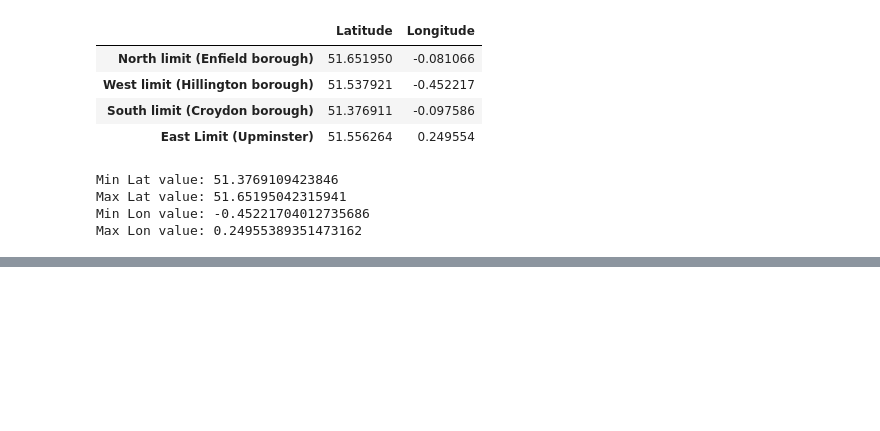
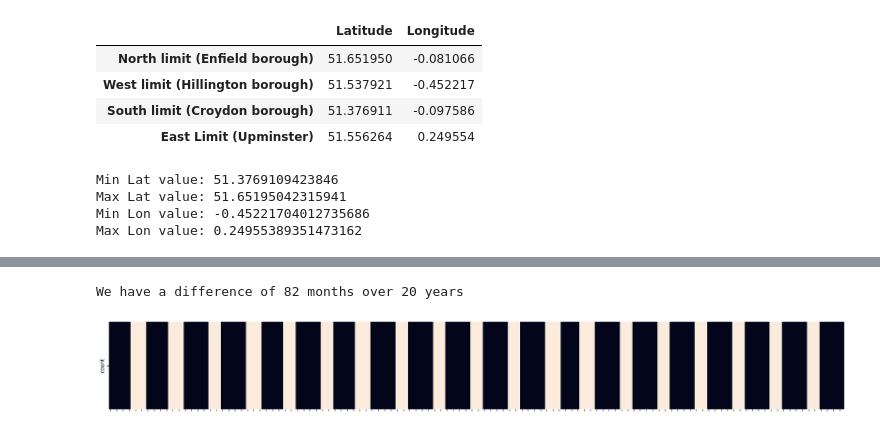
Before and after one commit to chloecousin/Butterflies, a Jupyter notebook: Capstone_Sprint2.ipynb, the cells around one changed output, grey strips where cells are left out. Cells and saved outputs as stored; diff of their text form; code cells hidden in the pictures; blank space fills up the shorter version.

```diff
--- a/Capstone_Sprint2.ipynb
+++ b/Capstone_Sprint2.ipynb
@@ -113,0 +163,5 @@ df_london_weather.shape
+# %%
+# Counts of sightings per month in London sites selected
+Sightings_London = GLondon_df['Year_Month'].value_counts()
+Sightings_London = pd.DataFrame(Sightings_London).reset_index().sort_values('Year_Month').set_index('Year_Month')
+Sightings_London.head(3)
@@ -113,0 +174,21 @@ df_london_weather.shape
+# %%
+######### Making sure we have values for each month of each year #########
+
+# Getting every months of each year between first and last date in the dataset
+full_index = full_range = pd.date_range(start=Sightings_London.index.min(),
+                                        end=Sightings_London.index.max(),
+                                        freq='MS')
+diff_month = len(full_index.difference(Sightings_London.index))
+print(f'We have a difference of {diff_month} months over 20 years')
+
+# Reindexing sightings dataframe to full range of months
+Sightings_London_2 = Sightings_London.reindex(full_index)
+
+# See where the missing values are located
+plt.figure(figsize=(25, 3))
+ax = sns.heatmap(Sightings_London_2.isna().T, cbar=False)
+ax.set(xticklabels=[])
+plt.show()
+# %% [output]
+We have a difference of 82 months over 20 years
+[figure, added]
```
Also changed, not shown: parts of 74 cells of this notebook.
